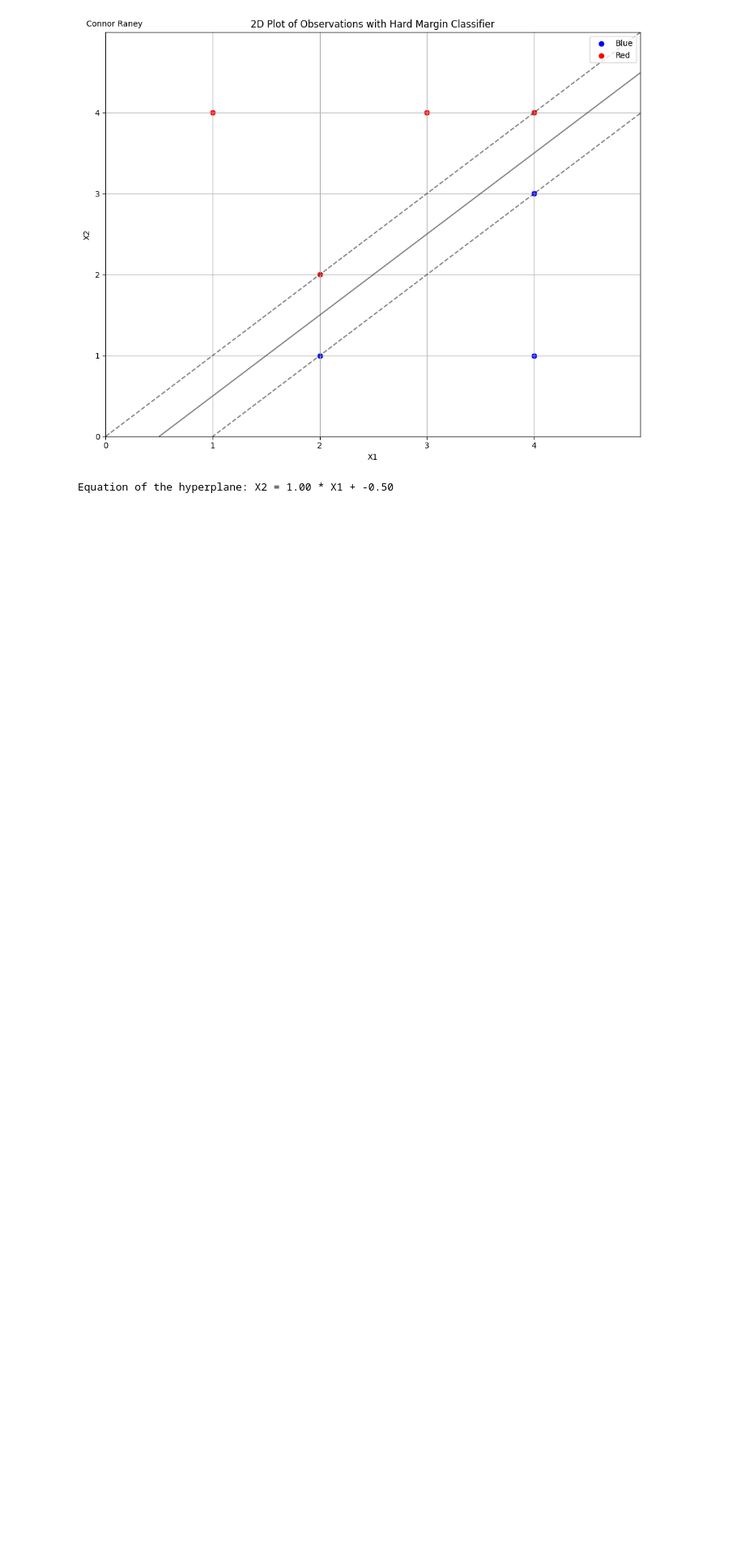
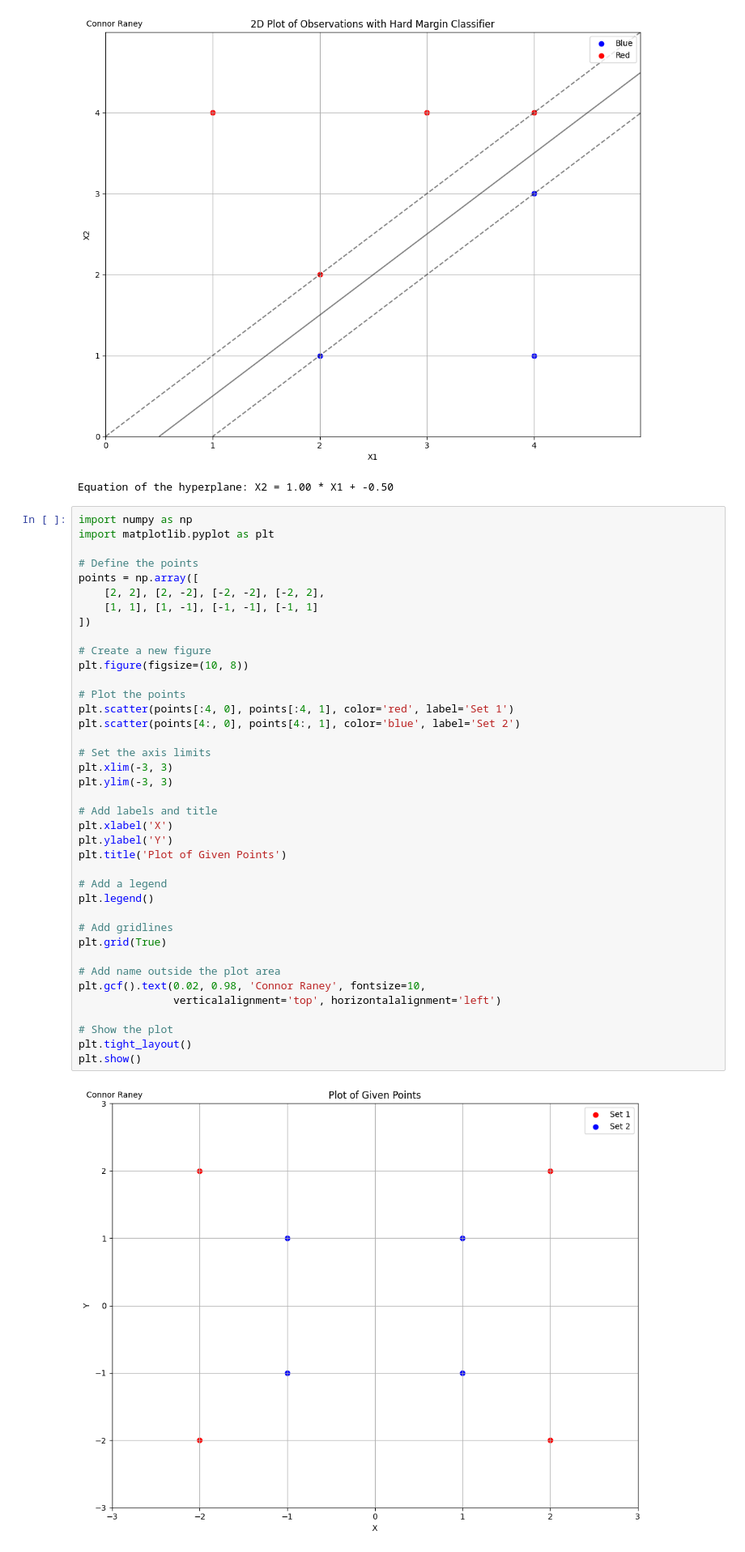
Before and after one commit to cbrane/cbrane-ml, a Jupyter notebook: homework_code/homework_4_qtm.ipynb, the cells around one changed output. Shown at 81% size. Drawn from its saved outputs; the diff is of its cells as text; blank space fills up the shorter version.

```diff
--- a/homework_code/homework_4_qtm.ipynb
+++ b/homework_code/homework_4_qtm.ipynb
@@ -120,3 +120,44 @@ print(f"Equation of the hyperplane: X2 = {a:.2f} * X1 + {-b/w[1]:.2f}")
 # %% [output]
 [figure]
 Equation of the hyperplane: X2 = 1.00 * X1 + -0.50
+# %%
+import numpy as np
+import matplotlib.pyplot as plt
+
+# Define the points
+points = np.array([
+    [2, 2], [2, -2], [-2, -2], [-2, 2],
+    [1, 1], [1, -1], [-1, -1], [-1, 1]
+])
+
+# Create a new figure
+plt.figure(figsize=(10, 8))
+
+# Plot the points
+plt.scatter(points[:4, 0], points[:4, 1], color='red', label='Set 1')
+plt.scatter(points[4:, 0], points[4:, 1], color='blue', label='Set 2')
+
+# Set the axis limits
+plt.xlim(-3, 3)
+plt.ylim(-3, 3)
+
+# Add labels and title
+plt.xlabel('X')
+plt.ylabel('Y')
+plt.title('Plot of Given Points')
+
+# Add a legend
+plt.legend()
+
+# Add gridlines
+plt.grid(True)
+
+# Add name outside the plot area
+plt.gcf().text(0.02, 0.98, 'Connor Raney', fontsize=10,
+               verticalalignment='top', horizontalalignment='left')
+
+# Show the plot
+plt.tight_layout()
+plt.show()
+# %% [output]
+[figure, added]
```
